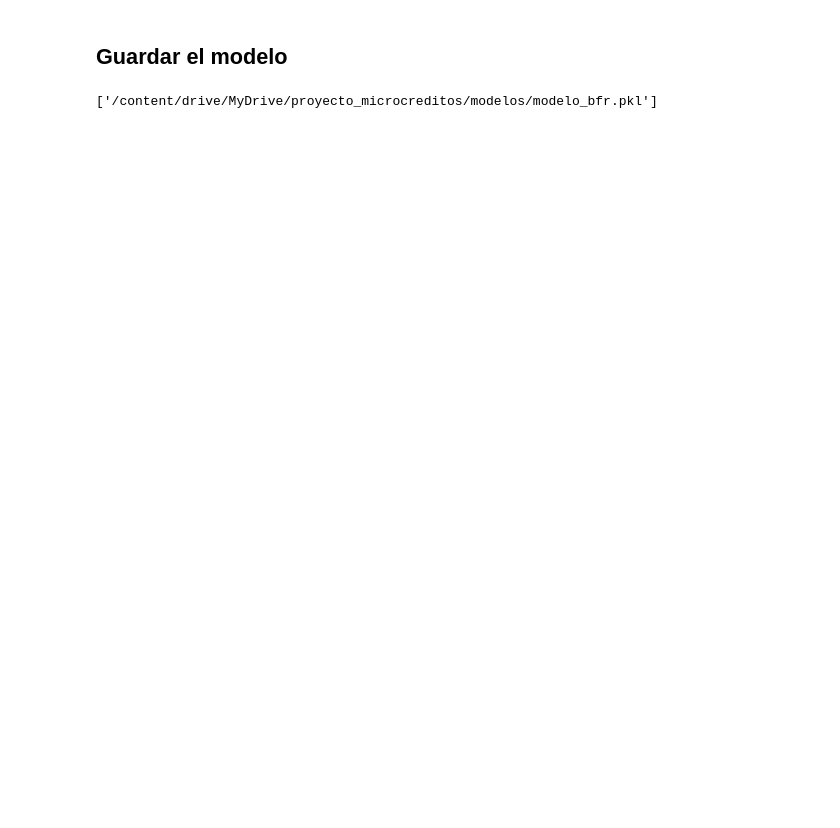
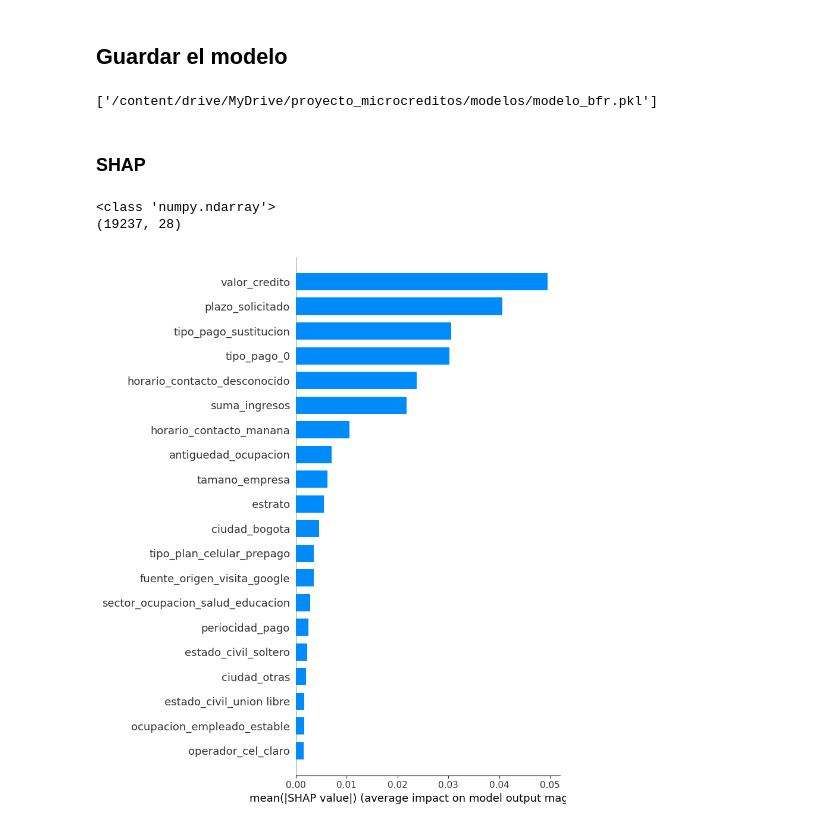
Before and after one commit to 4GeeksAcademy/AleGomezM-microcredito, a Jupyter notebook: src/Modelado.ipynb, the cells around one changed output. Cells and saved outputs as stored; diff of their text form; code cells hidden in the pictures; blank space fills up the shorter version.

```diff
--- a/src/Modelado.ipynb
+++ b/src/Modelado.ipynb
@@ -428,2 +463,43 @@ dump(brf, ruta_archivo)
 # %% [output]
 ['/content/drive/MyDrive/proyecto_microcreditos/modelos/modelo_bfr.pkl']
+# %% [markdown]
+### SHAP
+# %%
+"""# Crear explainer indicando que queremos explicaciones de probabilidades
+explainer = shap.TreeExplainer(brf, model_output="raw")
+
+# Calcular shap_values
+shap_values = explainer.shap_values(X_test_seleccionado)
+
+# Verificar si shap_values es lista (una entrada por clase)
+print(type(shap_values))
+if isinstance(shap_values, list):
+    shap_riesgo = shap_values[1] # clase 1
+else:
+    shap_riesgo = shap_values
+
+shap_riesgo = shap_riesgo[:, :, 1]  # shape: (19237, 28)
+
+print(shap_riesgo.shape)"""
+# %% [output]
+<class 'numpy.ndarray'>
+(19237, 28)
+# %%
+# DataFrame con nombres de features
+X_test_df = pd.DataFrame(X_test_seleccionado, columns=[f'feat_{i}' for i in range(X_test_seleccionado.shape[1])])
+
+# Explainer SHAP
+explainer = shap.TreeExplainer(brf, model_output="raw")
+shap_values_full = explainer.shap_values(X_test_df)
+shap_riesgo = shap_values_full[:, :, 1]  # clase 1
+# %%
+# Bar plot
+shap.summary_plot(
+    shap_riesgo,
+    X_test_seleccionado,
+    plot_type="bar",
+    color_bar=True,
+    show=True
+)
+# %% [output]
+[figure, added]
```
Also changed, not shown: parts of 15 cells of this notebook, 7 other files.
